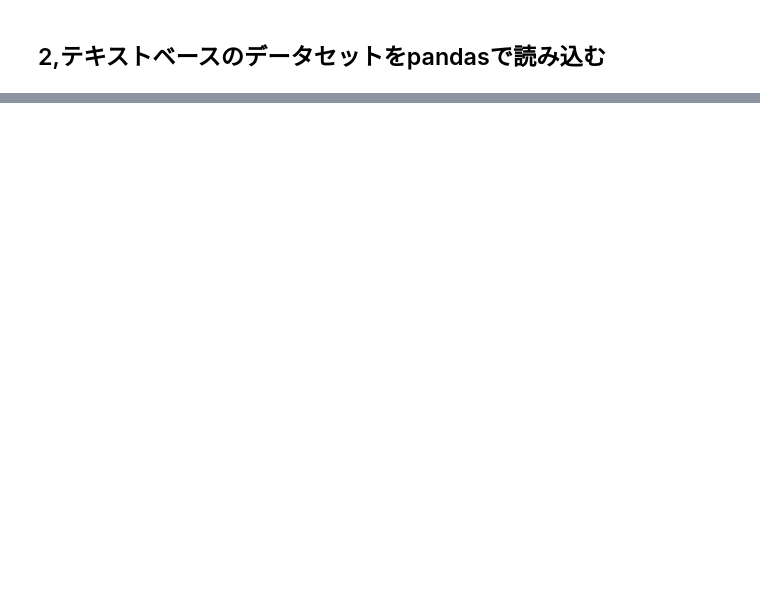
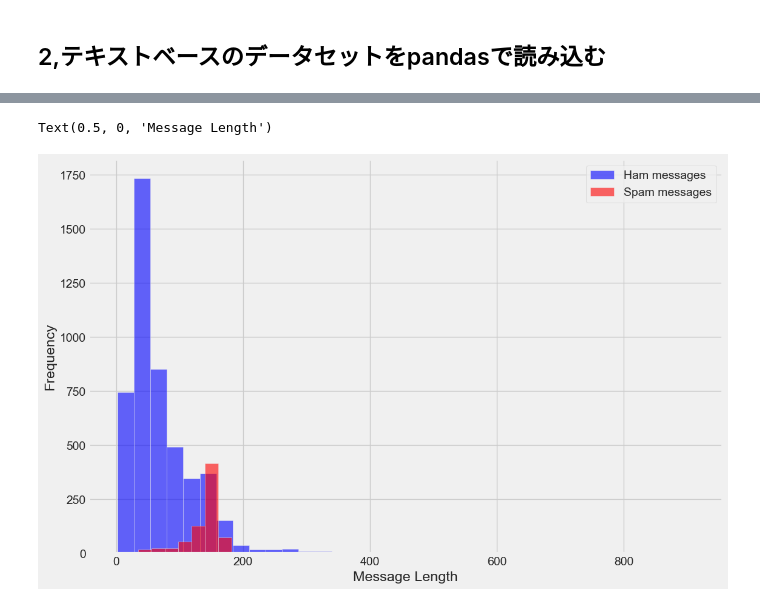
Before and after one commit to gussan-me/-Tweet_Sentiment_Extraction, a Jupyter notebook: Tweet_Sentiment_Extraction.ipynb, the cells around one changed output, grey strips where cells are left out. Saved outputs shown, nothing was run; the diff lists cells and outputs as text; code cells hidden in the pictures; blank space fills up the shorter version.

```diff
--- a/Tweet_Sentiment_Extraction.ipynb
+++ b/Tweet_Sentiment_Extraction.ipynb
@@ -105,2 +116,10 @@ pd.DataFrame(simple_test_dtm.toarray(), columns=vect.get_feature_names())
 # %% [markdown]
 ## 2,テキストベースのデータセットをpandasで読み込む
+# %%
+# https://www.kaggle.com/datasets/uciml/sms-spam-collection-dataset ⇦このデータセットを使用する。
+sms = pd.read_csv("tweet-sentiment-extraction (1)/spam.csv", encoding='latin-1')
+sms.dropna(how="any", inplace=True, axis=1)
+sms.columns = ['label', 'message']
+sms.head()
+
+# dropnaのhow="any"(デフォルト)・・・欠損値が1つでも含まれる行・列を削除。inplace・・・元のオブジェクトを変更。
@@ -106,0 +151,4 @@ pd.DataFrame(simple_test_dtm.toarray(), columns=vect.get_feature_names())
+# %%
+# ラベルを数値変数に変換して、新しいカラムに入れておく。
+sms['label_num'] = sms.label.map({'ham':0, 'spam':1})
+sms.head()
@@ -106,0 +162,4 @@ pd.DataFrame(simple_test_dtm.toarray(), columns=vect.get_feature_names())
+# %%
+sms['message_len'] = sms.message.apply(len)
+sms.head()
+# apply・・・pandasで要素、行、列に関数を適用する。
@@ -106,0 +173,10 @@ pd.DataFrame(simple_test_dtm.toarray(), columns=vect.get_feature_names())
+# %%
+plt.figure(figsize=(12, 8))
+
+sms[sms.label=='ham'].message_len.plot(bins=35, kind='hist', color='blue', label='Ham messages', alpha=0.6)
+sms[sms.label=='spam'].message_len.plot(kind='hist', color='red', label='Spam messages', alpha=0.6)
+plt.legend()
+plt.xlabel("Message Length")
+# %% [output]
+Text(0.5, 0, 'Message Length')
+[figure, added]
```
Also changed, not shown: parts of 23 cells of this notebook.
